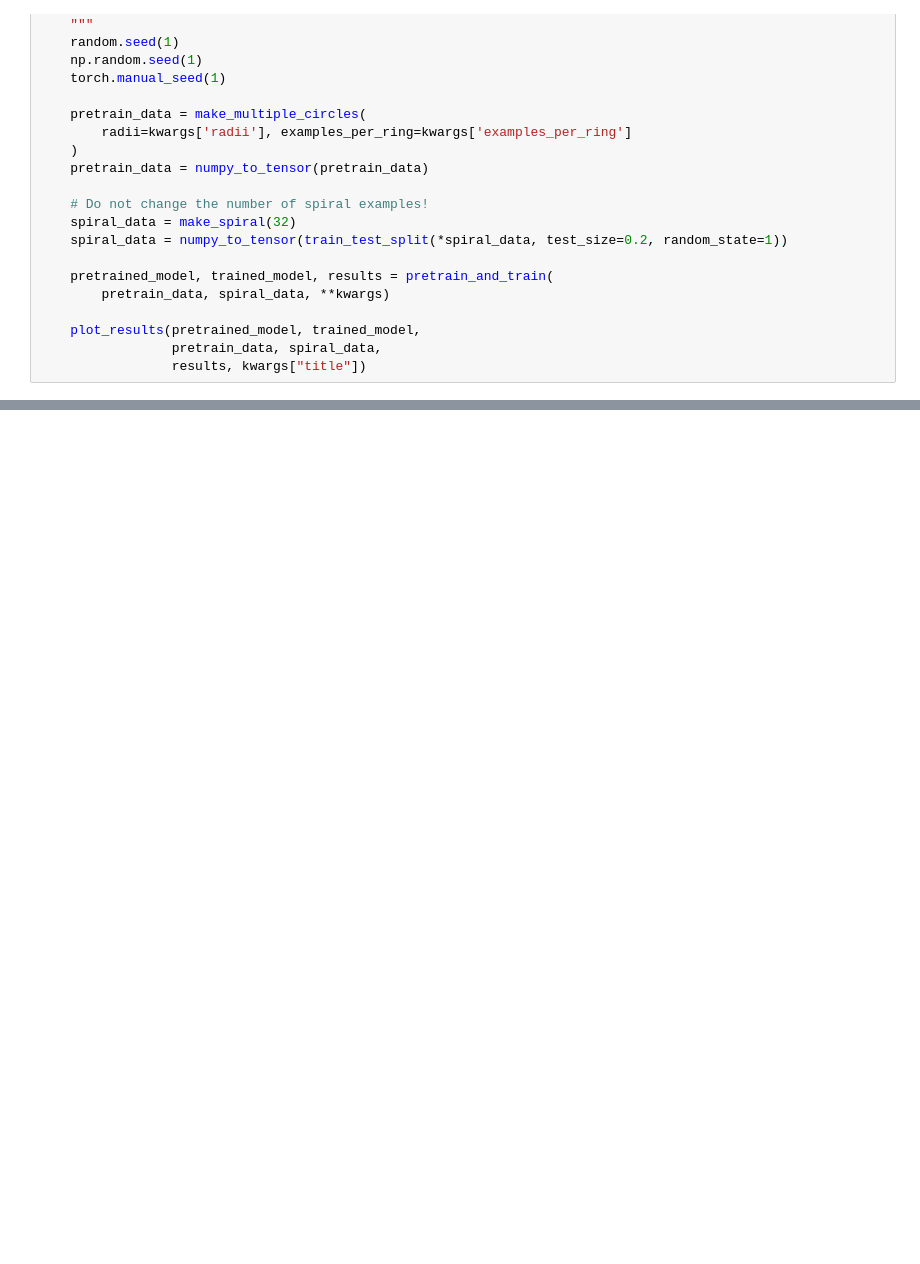
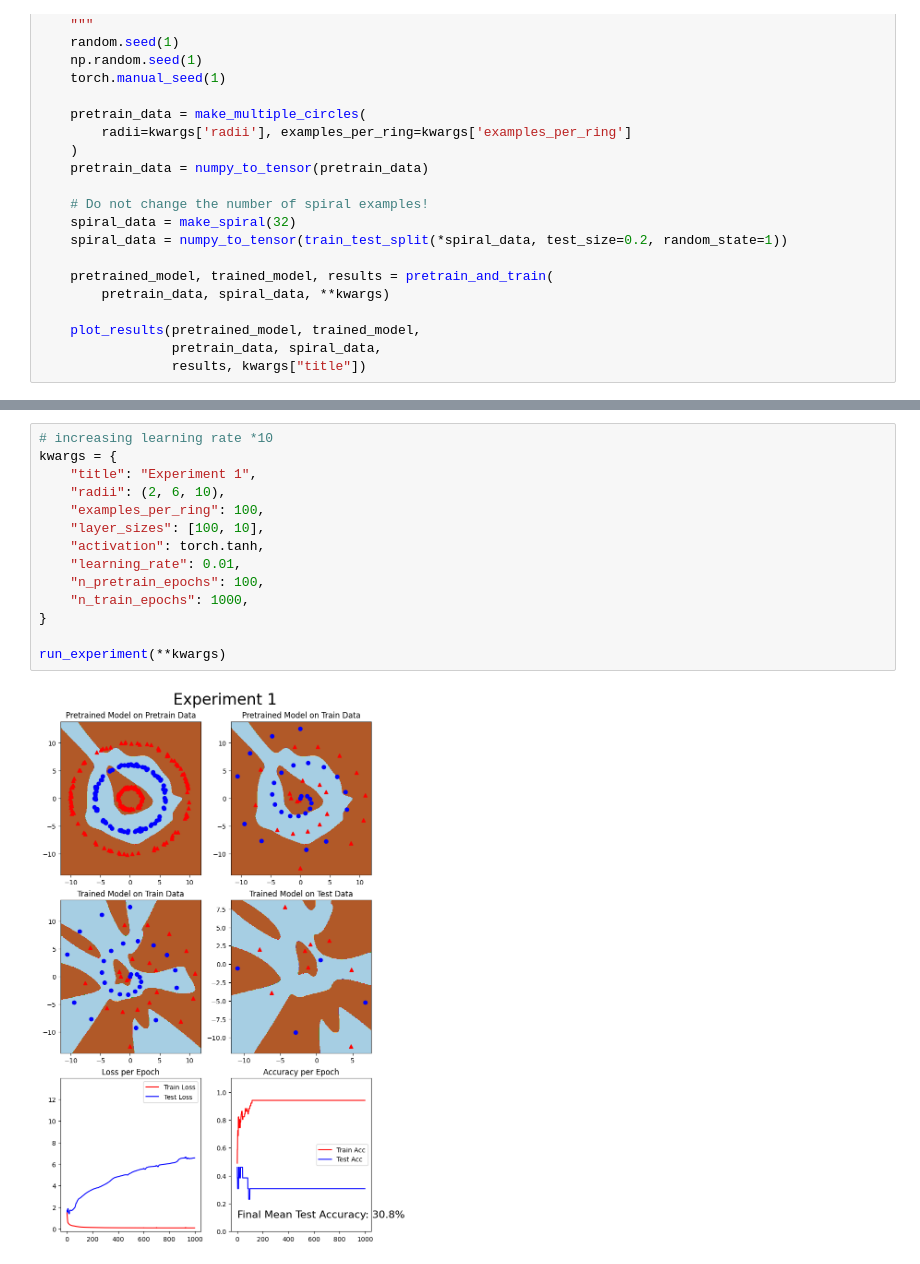
Before and after one commit to Sayantani-Bhattacharya/Perceptrons, a Jupyter notebook: hw1.ipynb, the cells around one changed output, grey strips where cells are left out. Cells and saved outputs as stored; diff of their text form; blank space fills up the shorter version.

Commit message:
Added all Experiments.

```diff
--- a/hw1.ipynb
+++ b/hw1.ipynb
@@ -497,0 +500,16 @@ run_experiment(**kwargs)
+# %%
+# increasing learning rate *10
+kwargs = {
+    "title": "Experiment 1",
+    "radii": (2, 6, 10),
+    "examples_per_ring": 100,
+    "layer_sizes": [100, 10],
+    "activation": torch.tanh,
+    "learning_rate": 0.01,
+    "n_pretrain_epochs": 100,
+    "n_train_epochs": 1000,
+}
+
+run_experiment(**kwargs)
+# %% [output]
+[figure, added]
```
Also changed, not shown: parts of 11 cells of this notebook.
